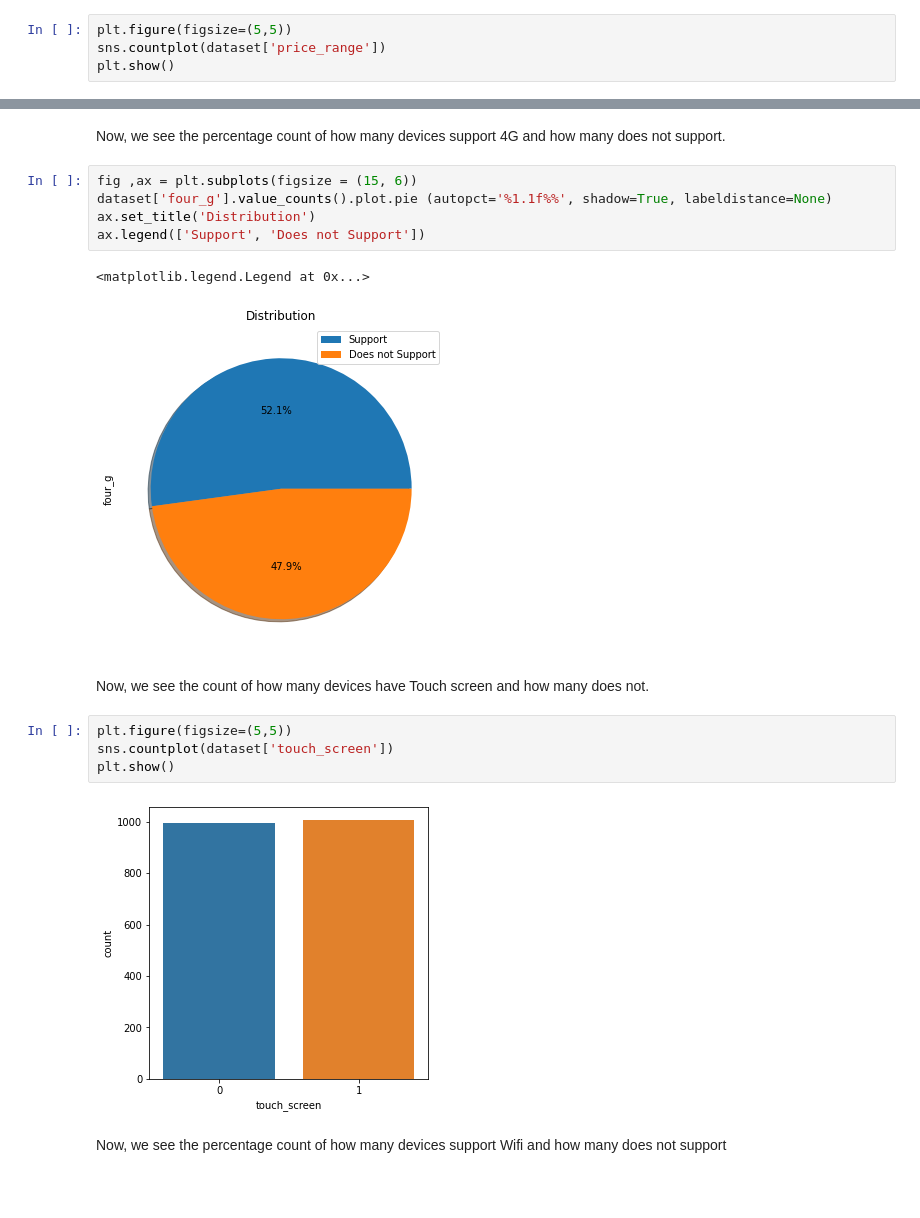
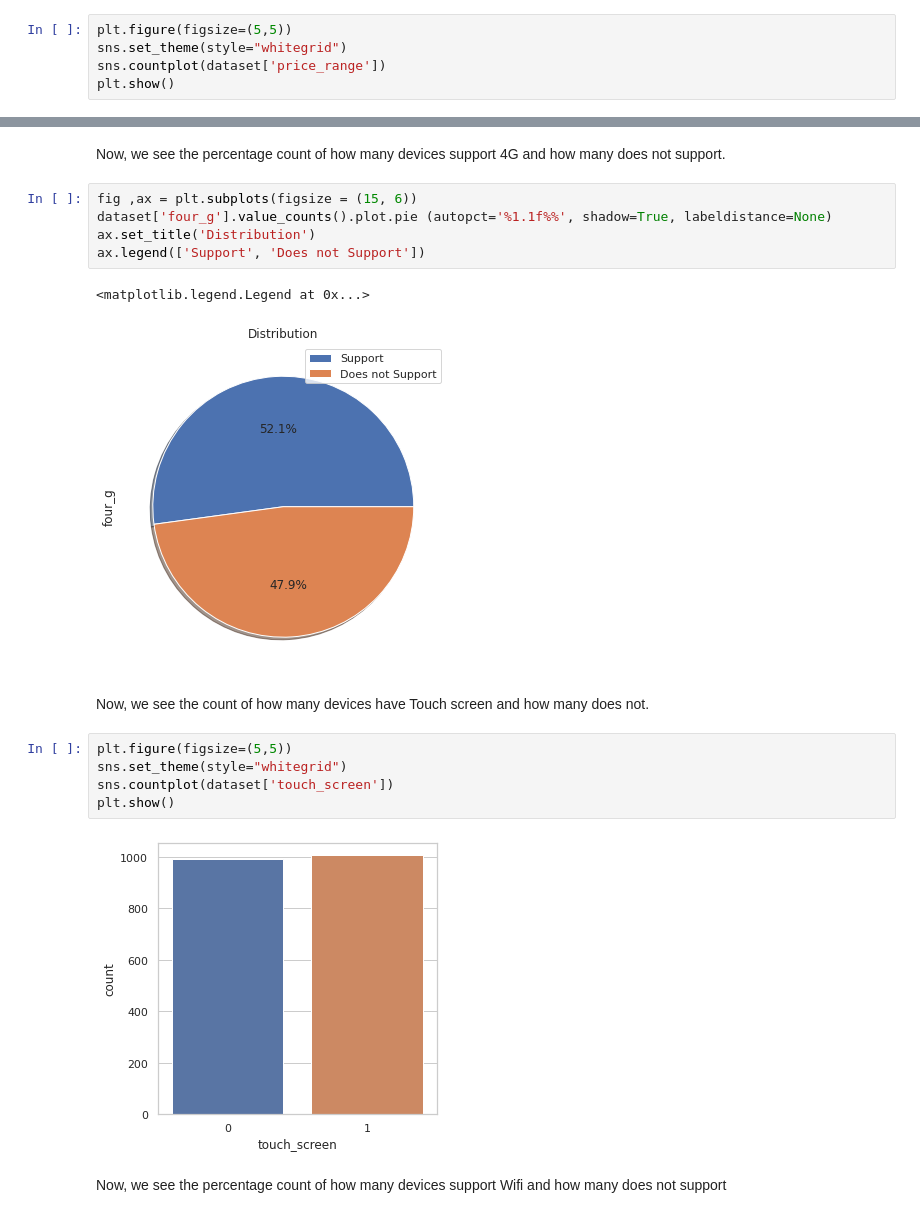
Before and after one commit to kushalkishor/Mobile-Price-Range-Prediction, a Jupyter notebook: Kushal_kishor_Mobile_Price_Range_Prediction_Capstone_Project.ipynb, the cells around one changed output, grey strips where cells are left out. Cells and saved outputs as stored; diff of their text form; blank space fills up the shorter version.

```diff
--- a/Kushal_kishor_Mobile_Price_Range_Prediction_Capstone_Project.ipynb
+++ b/Kushal_kishor_Mobile_Price_Range_Prediction_Capstone_Project.ipynb
@@ -265,6 +265,7 @@ plt.show()
 Let us visualize the number of elements in each class of mobile phones.
 # %%
 plt.figure(figsize=(5,5))
+sns.set_theme(style="whitegrid")
 sns.countplot(dataset['price_range'])
 plt.show()
 # %% [output]
@@ -321,15 +322,16 @@ ax.set_title('Distribution')
 ax.legend(['Support', 'Does not Support'])
 # %% [output]
 <matplotlib.legend.Legend at 0x...>
-[figure, old version]
+[figure, new version]
 # %% [markdown]
 Now, we see the count of how many devices have Touch screen and how many does not.
 # %%
 plt.figure(figsize=(5,5))
+sns.set_theme(style="whitegrid")
 sns.countplot(dataset['touch_screen'])
 plt.show()
 # %% [output]
-[figure, old version]
+[figure, new version]
 # %% [markdown]
 Now, we see the percentage count of how many devices support Wifi and how many does not support
 # %%
```
Also changed, not shown: parts of 36 cells of this notebook.
